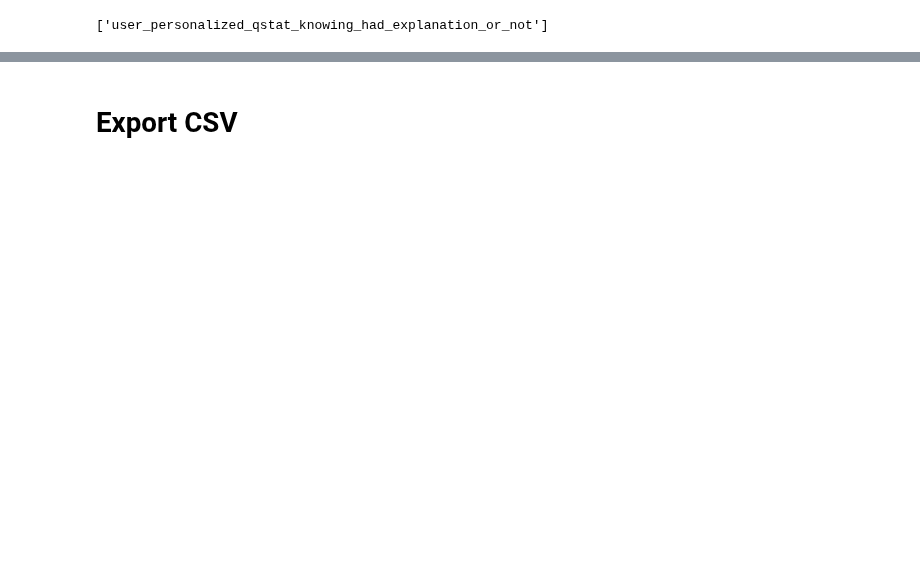
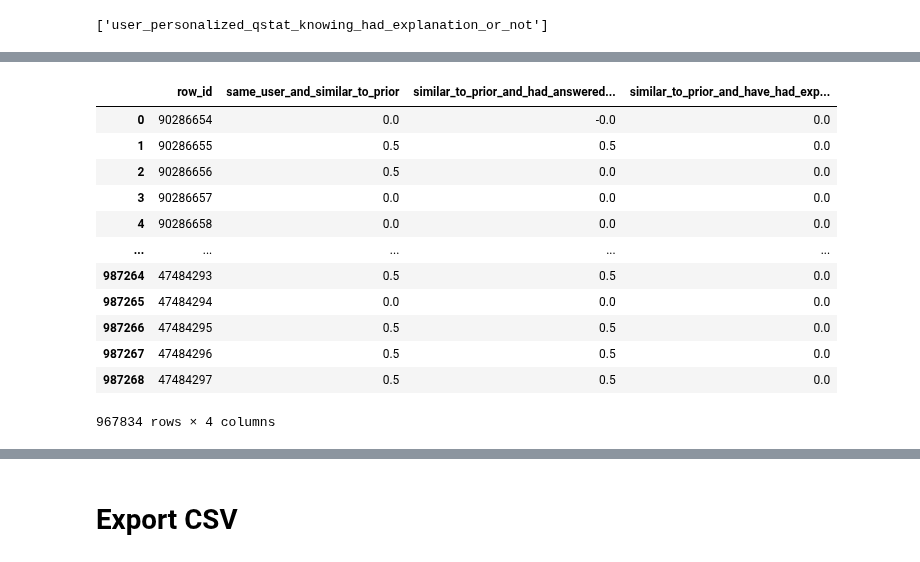
Before and after one commit to YohannD/riiid_final_project, a Jupyter notebook: notebooks/tm_merging_train_data_features.ipynb, the cells around one changed output, grey strips where cells are left out. Drawn from its saved outputs; the diff is of its cells as text; code cells hidden in the pictures; blank space fills up the shorter version.

```diff
--- a/notebooks/tm_merging_train_data_features.ipynb
+++ b/notebooks/tm_merging_train_data_features.ipynb
@@ -333,0 +433,16 @@ for col in columns_list_to_int8:
+# %%
+previous_correct=[-1]
+previous_correct+=t1M__q.iloc[:-1].answered_correctly.to_list()
+len(previous_correct)
+previous_correct=list(map(int, previous_correct))
+# %%
+t1M__q['previous_users']=previous_users
+t1M__q['previous_parts']=previous_parts
+t1M__q['previous_tags']=previous_tags
+t1M__q['previous_correct']=previous_correct
+t1M__q['same_user_as_prior']=0
+t1M__q['same_user_and_part_as_prior']=0
+t1M__q['same_user_and_tag_as_prior']=0
+t1M__q['same_user_and_similar_to_prior']=0
+t1M__q['similar_to_prior_and_had_answered_correctly']=0
+t1M__q['similar_to_prior_and_have_had_explanation']=0
@@ -333,0 +452,33 @@ for col in columns_list_to_int8:
+# %%
+t1M__q.loc[(t1M__q['same_user_as_prior']==1)\
+                    &(t1M__q['previous_parts']==t1M__q['part_q_l']),
+                    'same_user_and_part_as_prior']=1
+t1M__q.loc[(t1M__q['same_user_as_prior']==1)\
+                    &(t1M__q['previous_tags']==t1M__q['tag_q_l']),
+                    'same_user_and_tag_as_prior']=1
+t1M__q['same_user_and_similar_to_prior']= 0.5 * t1M__q['same_user_and_part_as_prior']\
+                                   + 0.5 * t1M__q['same_user_and_tag_as_prior']
+t1M__q['similar_to_prior_and_had_answered_correctly']=t1M__q['same_user_and_similar_to_prior']\
+                                                              *t1M__q['previous_correct']
+t1M__q['similar_to_prior_and_have_had_explanation']=t1M__q['same_user_and_similar_to_prior']\
+                                                              *t1M__q['prior_question_had_explanation']
+# %%
+features_to_merge=['row_id','same_user_and_similar_to_prior',
+       'similar_to_prior_and_had_answered_correctly',
+       'similar_to_prior_and_have_had_explanation']
+# %%
+t1M__q[features_to_merge]
+# %% [output]
+|  | row_id | same_user_and_similar_to_prior | similar_to_prior_and_had_answered... | similar_to_prior_and_have_had_exp... |
+| 0 | 90286654 | 0.0 | -0.0 | 0.0 |
+| 1 | 90286655 | 0.5 | 0.5 | 0.0 |
+| 2 | 90286656 | 0.5 | 0.0 | 0.0 |
+| 3 | 90286657 | 0.0 | 0.0 | 0.0 |
+| 4 | 90286658 | 0.0 | 0.0 | 0.0 |
+| ... | ... | ... | ... | ... |
+| 987264 | 47484293 | 0.5 | 0.5 | 0.0 |
+| 987265 | 47484294 | 0.0 | 0.0 | 0.0 |
+| 987266 | 47484295 | 0.5 | 0.5 | 0.0 |
+| 987267 | 47484296 | 0.5 | 0.5 | 0.0 |
+| 987268 | 47484297 | 0.5 | 0.5 | 0.0 |
+967834 rows × 4 columns
```
Also changed, not shown: parts of 15 cells of this notebook, 7 other files.
